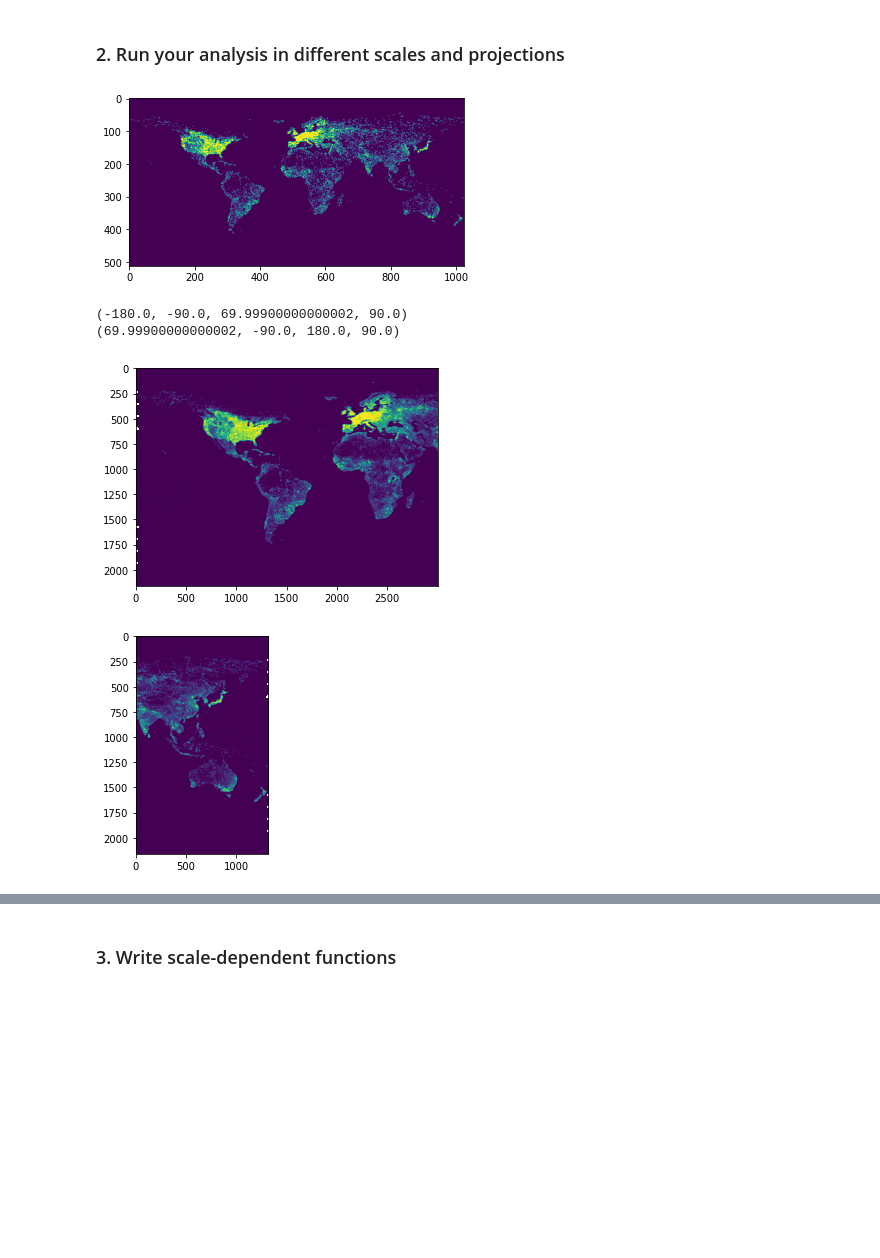
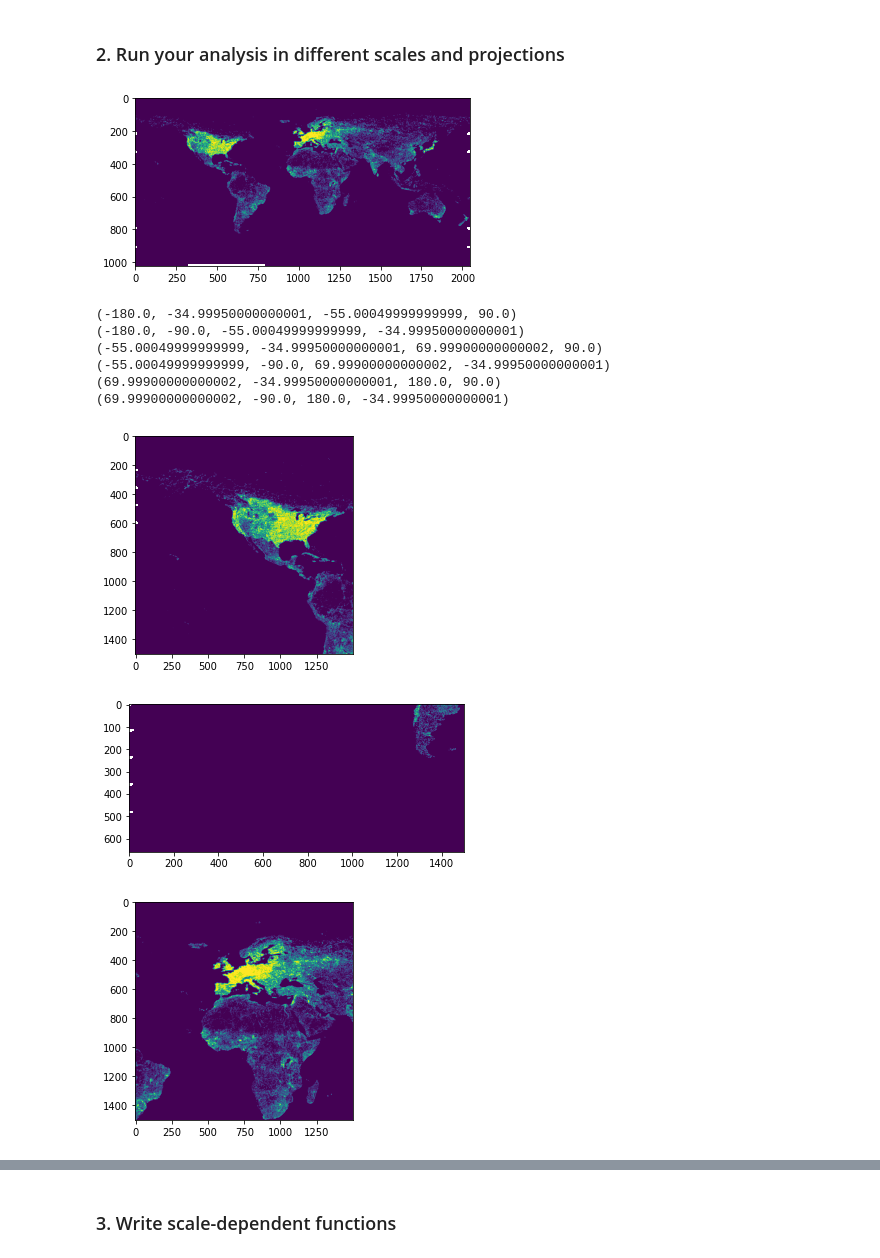
Before and after one commit to Vizzuality/cog_worker, a Jupyter notebook: sphinx_docs/source/examples/1. quick-start.ipynb, the cells around one changed output, grey strips where cells are left out. Drawn from its saved outputs; the diff is of its cells as text; code cells hidden in the pictures; blank space fills up the shorter version.

```diff
--- a/sphinx_docs/source/examples/1. quick-start.ipynb
+++ b/sphinx_docs/source/examples/1. quick-start.ipynb
@@ -43,32 +43,37 @@ def MyAnalysis(worker: Worker) -> np.ndarray:
 # %%
 import rasterio as rio
 
 # Run your analysis using a cog_worker.Manager which handles chunking
 manager = Manager(
     proj = 'wgs84',       # any pyproj string
     scale = 0.083333,  # in projection units (degrees or meters)
     bounds = (-180, -90, 180, 90),
     buffer = 128          # buffer pixels when chunking analysis
 )
 
 # preview analysis
-arr, bbox = manager.preview(MyAnalysis, max_size=1024)
+arr, bbox = manager.preview(my_analysis, max_size=2048)
 rio.plot.show(arr)
 
 # preview analysis chunks
 for bbox in manager.chunks(chunksize=1500):
     print(bbox)
 
 # execute analysis chunks sequentially
-for arr, bbox in manager.chunk_execute(MyAnalysis, chunksize=1500):
+for arr, bbox in manager.chunk_execute(my_analysis, chunksize=1500):
     rio.plot.show(arr)
 
 # generate job execution parameters
 for params in manager.chunk_params(chunksize=1500):
     print(params)
 # %% [output]
-[figure, old version]
+[figure, new version]
-(-180.0, -90.0, 69.99900000000002, 90.0)
-(69.99900000000002, -90.0, 180.0, 90.0)
+(-180.0, -34.99950000000001, -55.00049999999999, 90.0)
+(-180.0, -90.0, -55.00049999999999, -34.99950000000001)
+(-55.00049999999999, -34.99950000000001, 69.99900000000002, 90.0)
+(-55.00049999999999, -90.0, 69.99900000000002, -34.99950000000001)
+(69.99900000000002, -34.99950000000001, 180.0, 90.0)
+(69.99900000000002, -90.0, 180.0, -34.99950000000001)
-[figure, old version]
+[figure, new version]
-[figure, old version]
+[figure, new version]
+[figure, added]
```
Also changed, not shown: parts of 3 cells of this notebook, 1 other file.
